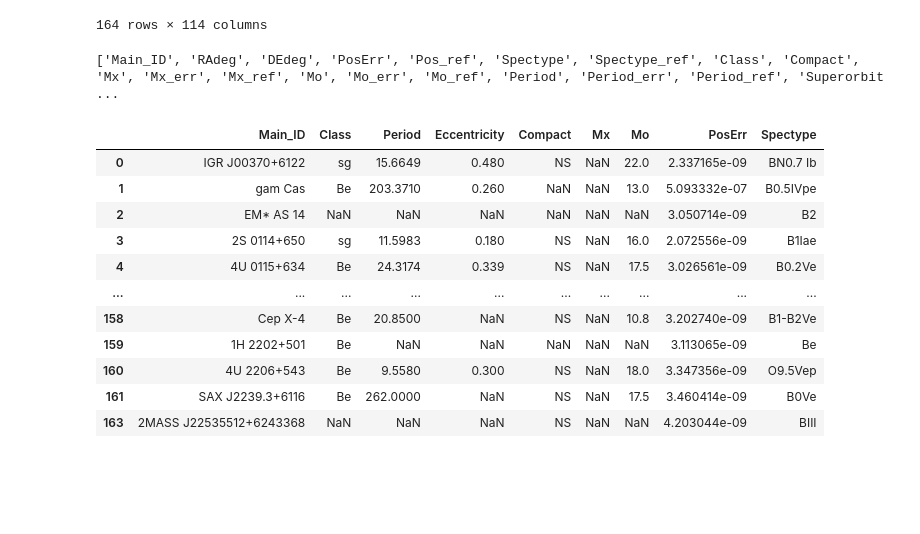
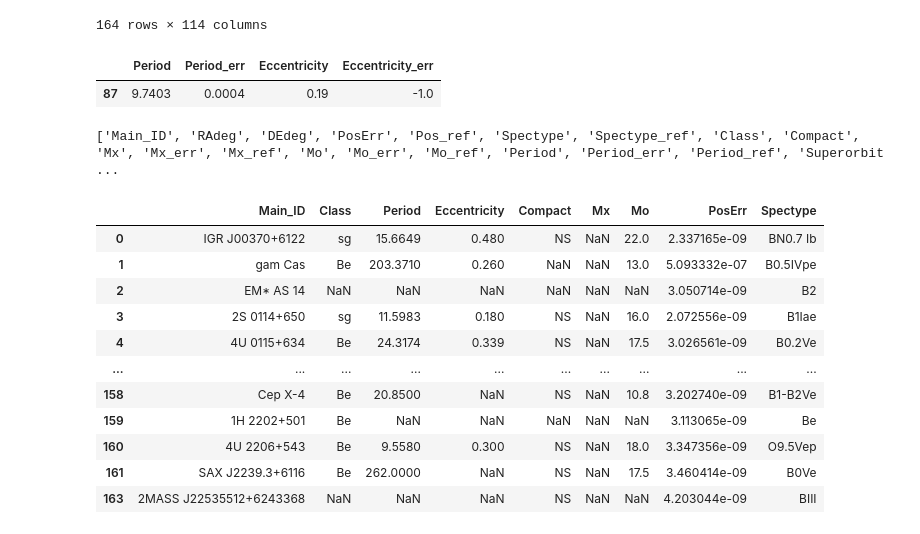
Before and after one commit to binary-observations/post_mt_catalog, a Jupyter notebook: code/data_compilation/compile_HMXRB_Fortin23.ipynb, the cells around one changed output. Drawn from its saved outputs; the diff is of its cells as text; code cells hidden in the pictures; blank space fills up the shorter version.

```diff
--- a/code/data_compilation/compile_HMXRB_Fortin23.ipynb
+++ b/code/data_compilation/compile_HMXRB_Fortin23.ipynb
@@ -65,6 +65,11 @@ display(df)
 | 162 | MWC 656 | 340.738741 | 44.721725 | 3.678116e-09 | NaN | B1.5-B2IIIe | 2014Natur.505..378C | Be | BH | 5.4 | ... |
 | 163 | 2MASS J22535512+6243368 | 343.479671 | 62.726882 | 4.203044e-09 | NaN | BIII | 2013A&A...556A.120M | NaN | NS | NaN | ... |
 164 rows × 114 columns
+# %%
+display(df[['Period','Period_err','Eccentricity','Eccentricity_err']][df['Main_ID'] == 'EXO 1722-363'])
+# %% [output]
+|  | Period | Period_err | Eccentricity | Eccentricity_err |
+| 87 | 9.7403 | 0.0004 | 0.19 | -1.0 |
 # %%
 print([key for key in df.keys()]    )
 # %% [output]
```
Also changed, not shown: parts of 1 cell of this notebook, 3 other files.
